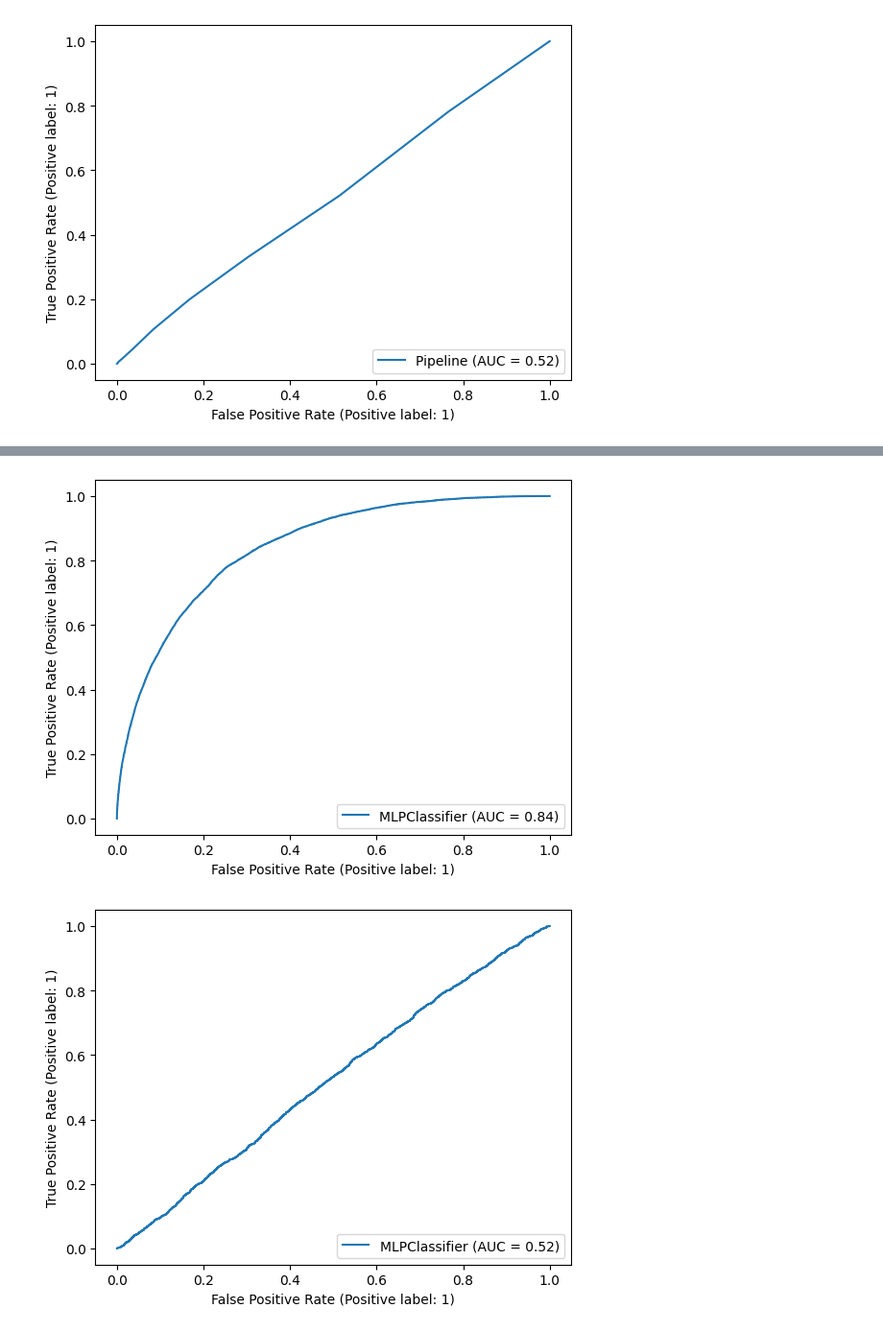
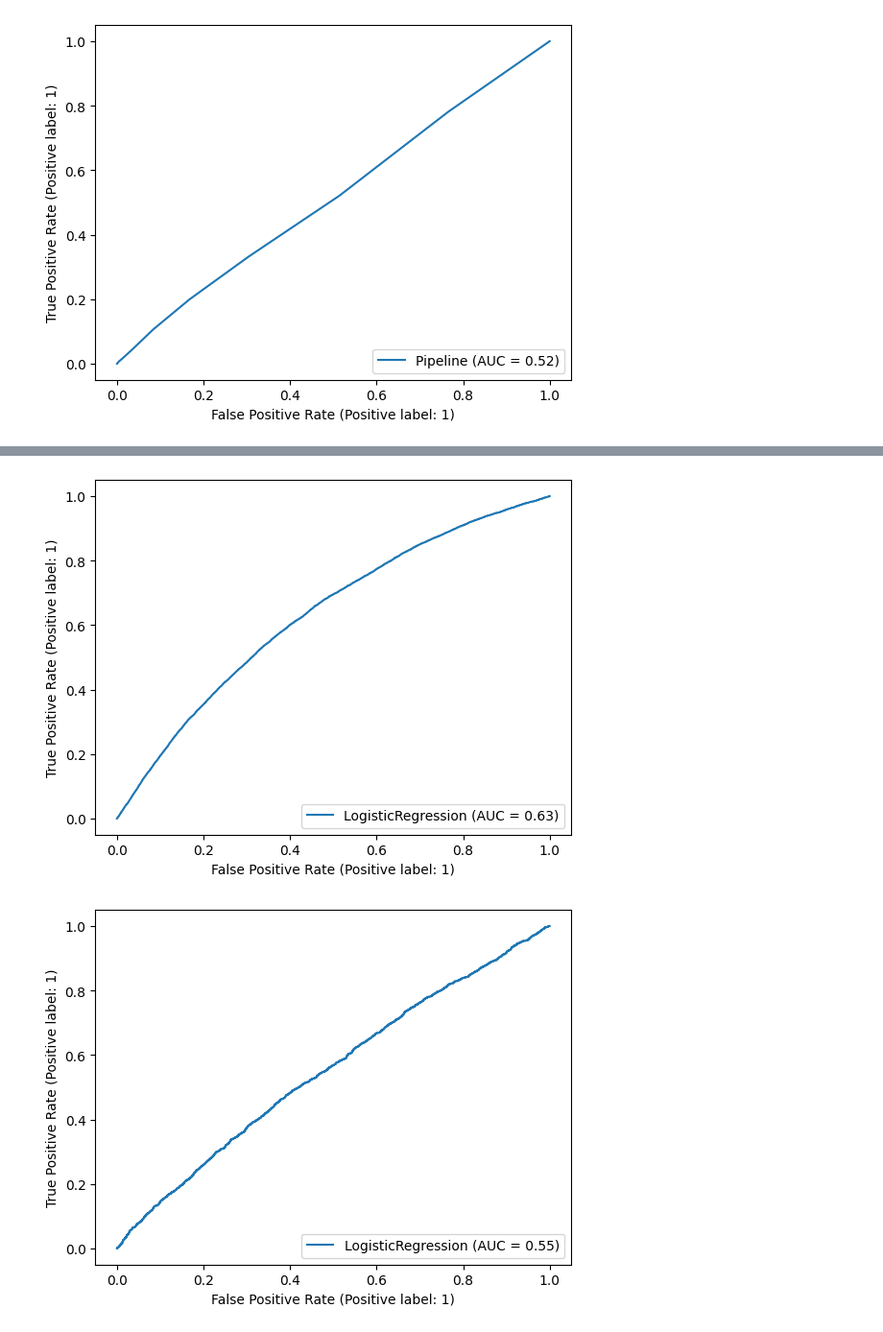
Before and after one commit to turnerhayes/cs-135-projB, a Jupyter notebook: projB_part2.ipynb, the cells around one changed output, grey strips where cells are left out. Shown: that part at 96% size. Cells and saved outputs as stored; diff of their text form; code cells hidden in the pictures.

```diff
--- a/projB_part2.ipynb
+++ b/projB_part2.ipynb
@@ -98,12 +98,19 @@ def get_feature_vectors(data_tuple, svd: SVD, trainset: Trainset):
     for index in range(0, len(data_tuple[0])):
         user_id = data_tuple[0][index]
         item_id = data_tuple[1][index]
-        u_i = np.zeros((user_vectors.shape[1]))
-        if trainset.knows_user(user_id):
+        try:
             u_i = user_vectors[trainset.to_inner_uid(user_id)]
-        m_j = np.zeros((item_vectors.shape[1]))
-        if trainset.knows_item(item_id):
+        except:
+            u_i = np.zeros((user_vectors.shape[1]))
+        try:
             m_j = item_vectors[trainset.to_inner_iid(item_id)]
+        except:
+            m_j = np.zeros((item_vectors.shape[1]))
+        # if trainset.knows_user(user_id):
+        #     u_i = user_vectors[trainset.to_inner_uid(user_id)]
+        # m_j = np.zeros((item_vectors.shape[1]))
+        # if trainset.knows_item(item_id):
+        #     m_j = item_vectors[trainset.to_inner_iid(item_id)]
         user_features = get_features_for_user(user_id)
         item_features = get_features_for_item(item_id)
         feature_vector = np.concatenate(
@@ -131,7 +138,8 @@ svd = SVD(
 svd.fit(trainset)
 
 features_train, ratings_train = get_feature_vectors(train_tuple, svd, trainset)
-features_test, ratings_test = get_feature_vectors(test_tuple, svd, test_trainset)
+features_test, ratings_test = get_feature_vectors(test_tuple, svd, trainset)
+# features_test, ratings_test = get_feature_vectors(test_tuple, svd, test_trainset)
 # %%
 from sklearn.tree import DecisionTreeClassifier
 from sklearn.neural_network import MLPClassifier
@@ -255,3 +279,20 @@ Traceback (most recent call last):
     config = get_config().split()
 AttributeError: 'NoneType' object has no attribute 'split'
 [figure]
+# %%
+from sklearn.linear_model import LogisticRegression
+lr_param_grid = {
+    "penalty": ["l1", "l2"],
+    "C": [0.01, 0.05, 0.1, 0.5, 1],
+    "solver": ["lbfgs", "liblinear"],
+}
+
+lr_gs = GridSearchCV(
+    estimator=LogisticRegression(),
+    param_grid=lr_param_grid,
+    refit=True,
+    return_train_score=True
+)
+
+lr_gs.fit(features_train, ratings_train)
+print(lr_gs.best_estimator_)
@@ -258,9 +318,7 @@ AttributeError: 'NoneType' object has no attribute 'split'
 # %%
-from sklearn.metrics import RocCurveDisplay
 
-
-roc_disp = RocCurveDisplay.from_estimator(mlp, features_train, ratings_train)
-roc_disp = RocCurveDisplay.from_estimator(mlp, features_test, ratings_test)
+roc_disp = RocCurveDisplay.from_estimator(lr_gs.best_estimator_, features_train, ratings_train)
+roc_disp = RocCurveDisplay.from_estimator(lr_gs.best_estimator_, features_test, ratings_test)
 # %% [output]
-[figure, old version]
+[figure, new version]
-[figure, old version]
+[figure, new version]
```
Also changed, not shown: parts of 4 cells of this notebook.
